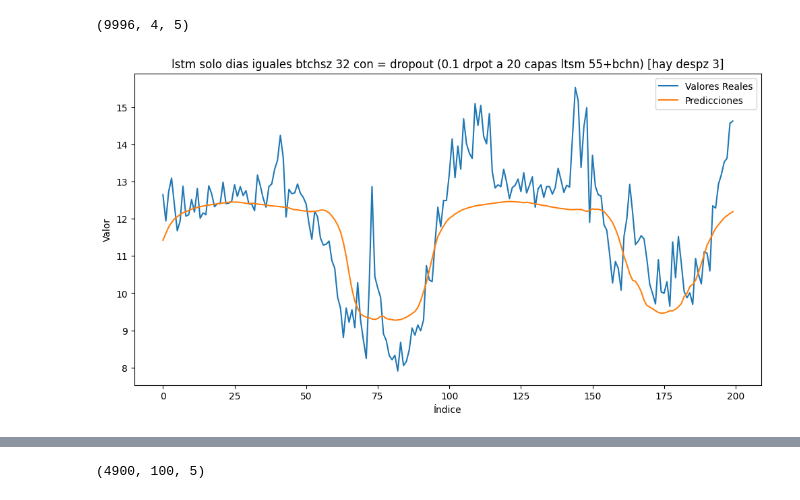
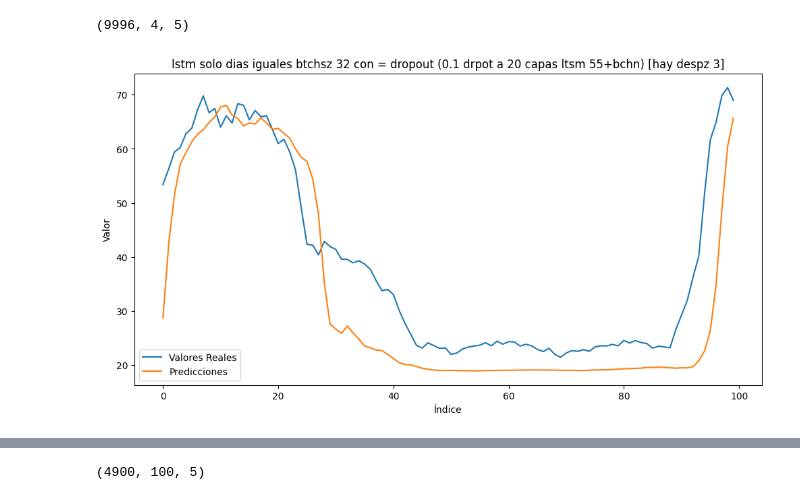
Before and after one commit to jorgeturi/rn, a Jupyter notebook: lstm.ipynb, the cells around one changed output, grey strips where cells are left out. Cells and saved outputs as stored; diff of their text form; code cells hidden in the pictures.

```diff
--- a/lstm.ipynb
+++ b/lstm.ipynb
@@ -56,3 +196,11 @@ final_df = df_unido[['año', 'mes', 'dia', 'hora', 'minuto', 'activa', 'reactiva
+# %%
+# Filtrar los datos entre las 9:00 y las 18:00 horas
+df_filtrado = final_df[(final_df['hora'] >= 10) | (final_df['hora'] <= 17)]
+
+# Filtrar para excluir sábados (día 5) y domingos (día 6)
+df_filtrado = df_filtrado[(df_filtrado['dia'] >= 1) & (df_filtrado['dia'] <= 5)]
+
+final_df = df_filtrado
 # %%
 # Filtrar las filas donde el día sea igual a 1 (ya que día 0 no existe en un calendario)
 df_dia_1 = final_df[final_df['dia'] == 1]
@@ -461,7 +630,7 @@ tf.random.set_seed(47)
 initializer = GlorotUniform(seed=47)
 
 # Define los intervalos y los valores de learning rate
-boundaries = [9, 12, 15, 25, 40, 60]  # Los límites de los intervalos (épocas en este caso)
+boundaries = [3, 10, 20, 35, 50, 80]  # Los límites de los intervalos (épocas en este caso)
 values = [0.02, 0.01, 0.005, 0.001, 0.0005, 0.0001, 0.00005]  # Learning rates correspondientes a los intervalos
 
 # Crea el scheduler de learning rate
@@ -473,27 +642,13 @@ lr_schedule = PiecewiseConstantDecay(
 
 model = Sequential()
 
-model.add(LSTM(55, return_sequences=    True, input_shape=(Xtrain.shape[1], Xtrain.shape[2]), kernel_initializer=initializer))
-model.add(Dropout(0.1))
-model.add(BatchNormalization())
-model.add(LSTM(55, return_sequences=True, kernel_initializer=initializer))
-model.add(Dropout(0.1))
+model.add(LSTM(128, return_sequences=    True, input_shape=(Xtrain.shape[1], Xtrain.shape[2]), kernel_initializer=initializer))
+model.add(Dropout(0.6))
 model.add(BatchNormalization())
 
-model.add(LSTM(55, return_sequences=True, kernel_initializer=initializer))
-model.add(Dropout(0.1))
-model.add(BatchNormalization())
 
-model.add(LSTM(55, return_sequences=True, kernel_initializer=initializer))
-model.add(Dropout(0.1))
-model.add(BatchNormalization())
-
-model.add(LSTM(55, return_sequences=True, kernel_initializer=initializer))
-model.add(Dropout(0.1))
-model.add(BatchNormalization())
-
-model.add(LSTM(55, return_sequences=False, kernel_initializer=initializer))
-model.add(Dropout(0.1))
+model.add(LSTM(64, return_sequences=False, kernel_initializer=initializer))
+model.add(Dropout(0.2))
 model.add(BatchNormalization())
 
 model.add(Dense(1, kernel_initializer=initializer, activation='linear'))
@@ -503,11 +658,11 @@ optimizer = Adam(learning_rate=lr_schedule, clipnorm=1)
 model.compile(optimizer=optimizer, loss='mse')
 
 # Definir callbacks
-early_stopping = EarlyStopping(monitor='val_loss', patience=10, restore_best_weights=True)
+early_stopping = EarlyStopping(monitor='val_loss', patience=5, restore_best_weights=True)
 model_checkpoint = ModelCheckpoint('best_model.h5', monitor='val_loss', save_best_only=True)
 
 # Entrenar el modelo con datos de validación y EarlyStopping
-history = model.fit(Xtrain_n, ytrain_n, epochs=150, verbose=1, batch_size=32,
+history = model.fit(Xtrain_n, ytrain_n, epochs=250, verbose=1, batch_size=64,
                     validation_data=(Xval_n, yval_n), callbacks=[early_stopping, model_checkpoint])
 
 # Graficar la curva de entrenamiento y validación
@@ -585,8 +881,8 @@ early_stopping = EarlyStopping(monitor='val_loss', patience=5, restore_best_weig
 
 # Ciclo para simular la llegada de nuevos datos
 num_iterations = 1000  # Número de iteraciones de entrenamiento
-initial_train_size = 500  # Tamaño inicial del conjunto de entrenamiento
-increment_size = 1  # Cantidad de muestras nuevas agregadas en cada iteración
+initial_train_size = 5000  # Tamaño inicial del conjunto de entrenamiento
+increment_size = 100  # Cantidad de muestras nuevas agregadas en cada iteración
 
 # Crear copias de los datos para preservarlos
 Xtrain_copy = Xtrain_n.copy()
@@ -772,17 +1053,17 @@ yval = yval.reshape(-1,1)
 # %%
 
 # Supongamos que tienes datos de prueba Xtest y ytest
 
 plt.figure(figsize=(12, 6))
-plt.plot(yval[100:300], label='Valores Reales')
-plt.plot(prediccionesval[100:300], label='Predicciones')
+plt.plot(yval[00:100], label='Valores Reales')
+plt.plot(prediccionesval[0:100], label='Predicciones')
 plt.title("lstm solo dias iguales btchsz 32 con = dropout (0.1 drpot a 20 capas ltsm 55+bchn) [hay despz 3]")
 plt.xlabel('Índice')
 plt.ylabel('Valor')
 plt.legend()
 plt.show()
 # %% [output]
-[figure, old version]
+[figure, new version]
 # %%
 inicio = 00
 fin = 200
```
Also changed, not shown: parts of 43 cells of this notebook.
